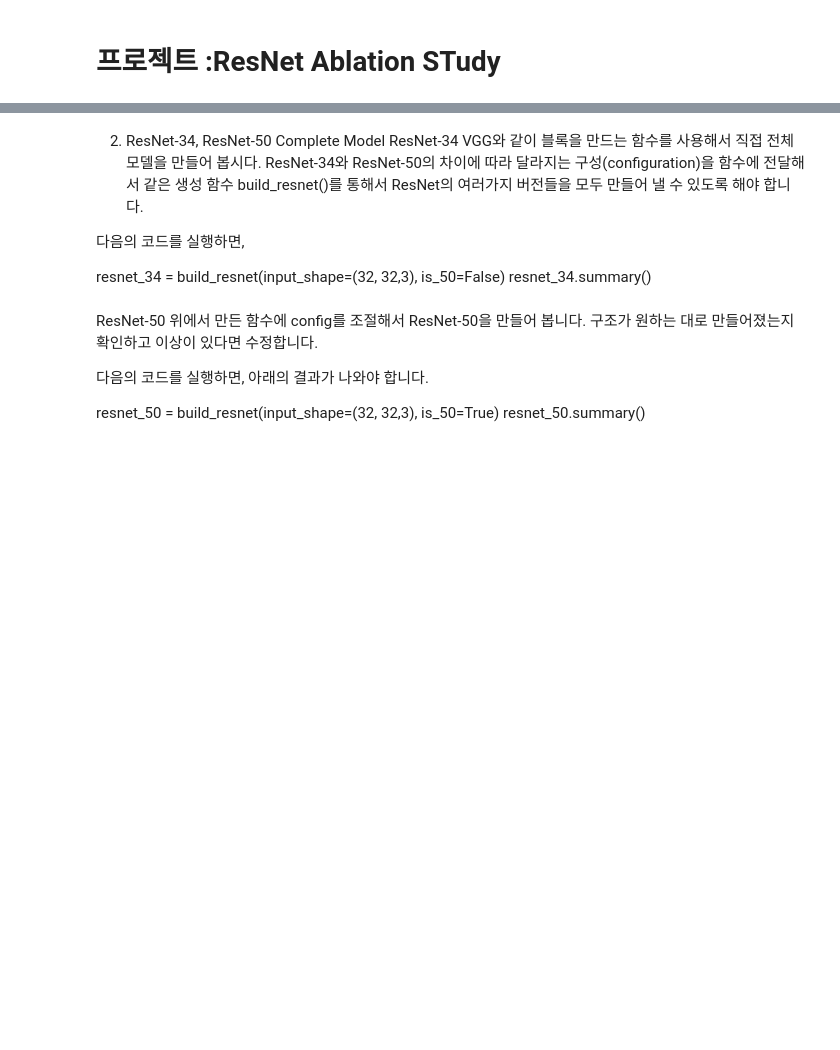
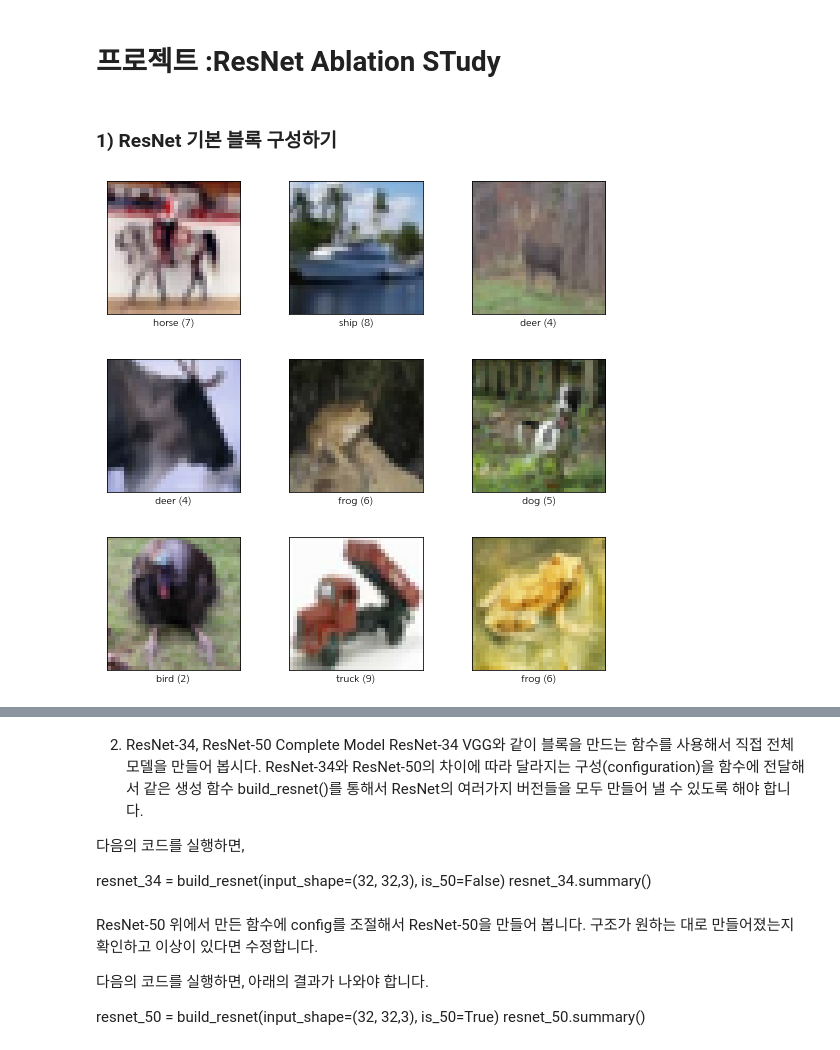
Before and after one commit to zoohoney/workplace, a Jupyter notebook: CV-ResNet_Ablation_Study.ipynb, the cells around one changed output, grey strips where cells are left out. Drawn from its saved outputs; the diff is of its cells as text; code cells hidden in the pictures; blank space fills up the shorter version.

```diff
--- a/CV-ResNet_Ablation_Study.ipynb
+++ b/CV-ResNet_Ablation_Study.ipynb
@@ -1,2 +1,4 @@
 # %% [markdown]
 # 프로젝트 :ResNet Ablation STudy
+# %% [markdown]
+### 1) ResNet 기본 블록 구성하기
@@ -2,0 +15,13 @@
+# %%
+import urllib3
+urllib3.disable_warnings()
+
+#tfds.disable_progress_bar()
+# 이 주석을 풀면 데이터셋 다운로드과정의 프로그레스바가 나타나지 않습니다.
+
+(ds_train, ds_test), ds_info = tfds.load(
+    'cifar10',
+    split=['train', 'test'],
+    shuffle_files=True,
+    with_info=True,
+)
@@ -2,0 +45,4 @@
+# %%
+fig = tfds.show_examples(ds_train, ds_info)
+# %% [output]
+[figure, added]
```
Also changed, not shown: parts of 11 cells of this notebook.
